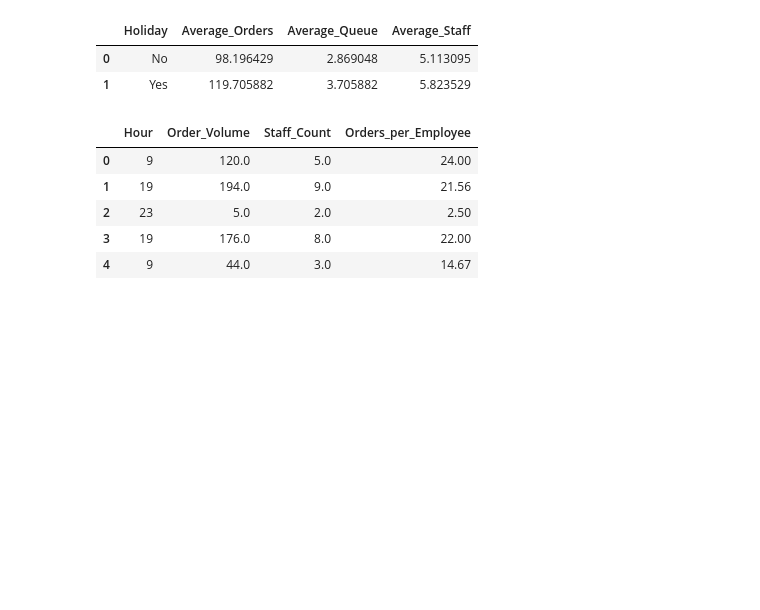
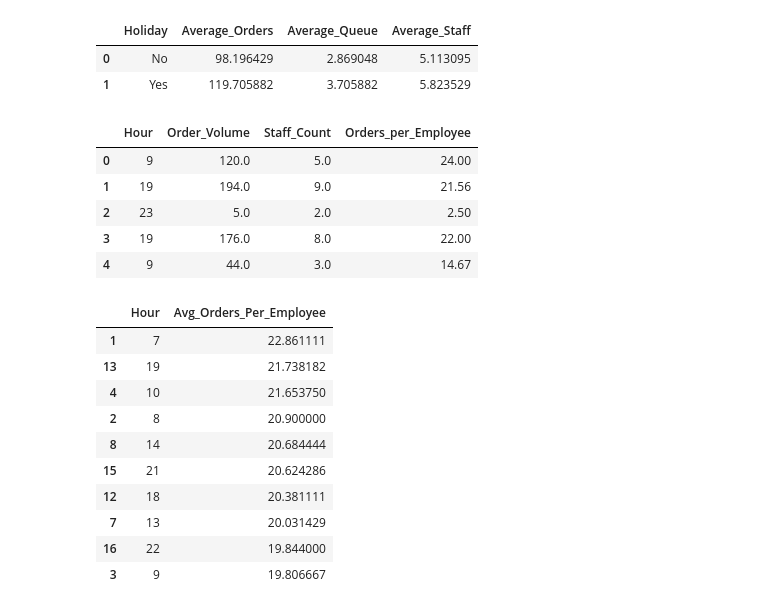
Before and after one commit to Rukshana-S/mcd-staffing-demand-prediction, a Jupyter notebook: Restaurant_Staffing_Analysis.ipynb, the cells around one changed output. Cells and saved outputs as stored; diff of their text form; code cells hidden in the pictures; blank space fills up the shorter version.

Commit message:
Identify highest employee workload hours

```diff
--- a/Restaurant_Staffing_Analysis.ipynb
+++ b/Restaurant_Staffing_Analysis.ipynb
@@ -340,3 +340,26 @@ df.to_csv(
     os.path.join(project_path, "data/processed/restaurant_cleaned.csv"),
     index=False
 )
+# %%
+workload_summary = (
+    df.groupby("Hour")
+      .agg(
+          Avg_Orders_Per_Employee=("Orders_per_Employee","mean")
+      )
+      .reset_index()
+      .sort_values("Avg_Orders_Per_Employee", ascending=False)
+)
+
+workload_summary.head(10)
+# %% [output]
+|  | Hour | Avg_Orders_Per_Employee |
+| 1 | 7 | 22.861111 |
+| 13 | 19 | 21.738182 |
+| 4 | 10 | 21.653750 |
+| 2 | 8 | 20.900000 |
+| 8 | 14 | 20.684444 |
+| 15 | 21 | 20.624286 |
+| 12 | 18 | 20.381111 |
+| 7 | 13 | 20.031429 |
+| 16 | 22 | 19.844000 |
+| 3 | 9 | 19.806667 |
```
Also changed, not shown: parts of 1 cell of this notebook.
